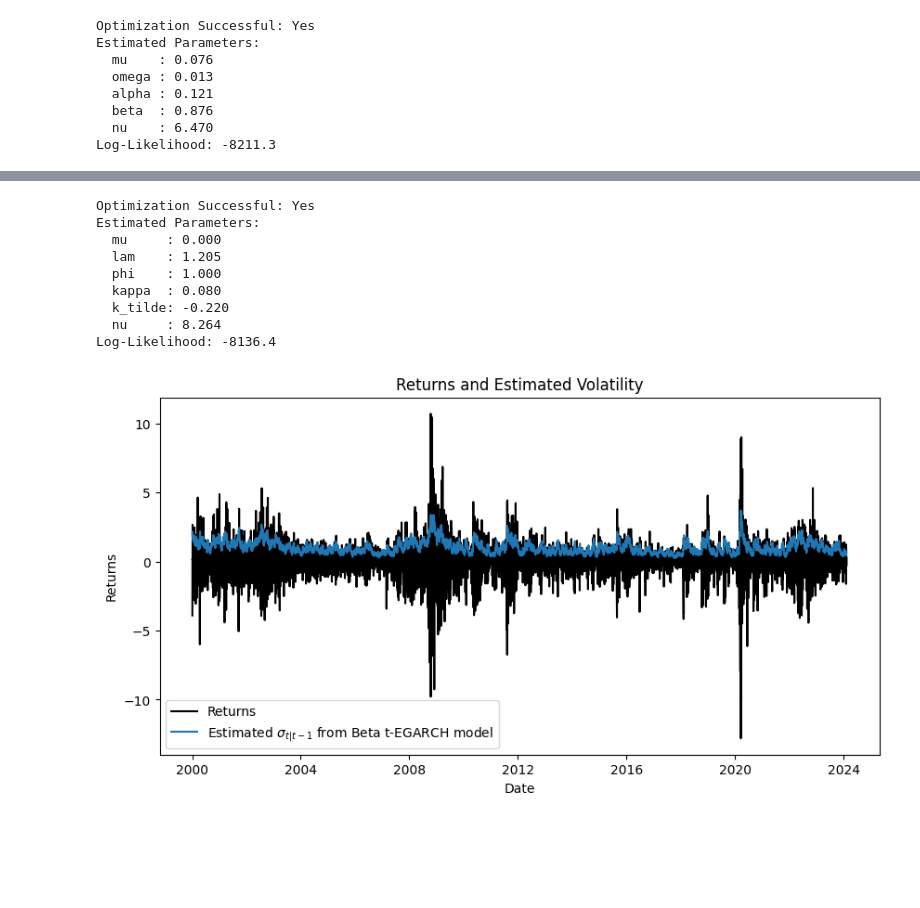
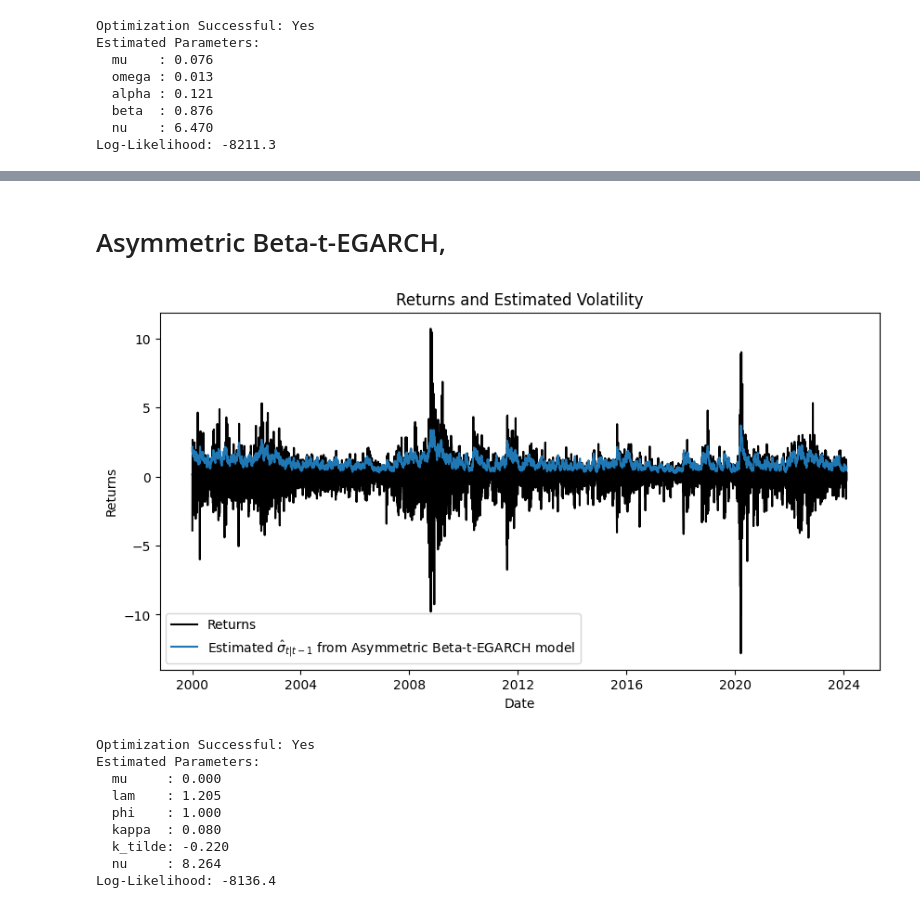
Before and after one commit to typesparky/Econometrics-Intro-Case-Seminar, a Jupyter notebook: Case2/Case 2 Code.ipynb, the cells around one changed output, grey strips where cells are left out. Cells and saved outputs as stored; diff of their text form; code cells hidden in the pictures; blank space fills up the shorter version.

```diff
--- a/Case2/Case 2 Code.ipynb
+++ b/Case2/Case 2 Code.ipynb
@@ -164,34 +211,37 @@ def negative_log_likelihood_asymetric_beta_t_egarch(parameters, returns):
+# %% [markdown]
+# Asymmetric Beta-t-EGARCH,
 # %%
-# Hypothetical initial parameter values and bounds
+# Define optimization problem
 initial_values = [np.mean(returns), 0, 0.95, 0.1, 0.1, 6]
 bounds = [(None, None), (None, None), (0, 1), (None, None), (None, None), (2, 40)]
 result = optimize.minimize(negative_log_likelihood_asymetric_beta_t_egarch, initial_values, args=(returns,), bounds=bounds, method='Nelder-Mead')
 
 # Extract optimized parameters
 mu_hat, lam_hat, phi_hat, kappa_hat, k_tilde_hat, nu_hat = result.x
 log_likelihood = -result.fun
+
+# Plot results
+plt.figure(figsize=(10, 5))
+plt.plot(dates, returns, 'k', label='Returns')
+plt.plot(dates, np.sqrt(asymmetric_beta_t_egarch(result.x, returns)), label='Estimated $\hat{\sigma}_{t|t-1}$ from Asymmetric Beta-t-EGARCH model')
+plt.legend()
+plt.xlabel('Date')
+plt.ylabel('Returns')
+plt.title('Returns and Estimated Volatility')
+plt.show()
 
 # Print results in a structured format
 print(f"Optimization Successful: {'Yes' if result.success else 'No'}")
 print("Estimated Parameters:")
 print(f"  mu     : {mu_hat:.3f}")
 print(f"  lam    : {lam_hat:.3f}")
 print(f"  phi    : {phi_hat:.3f}")
 print(f"  kappa  : {kappa_hat:.3f}")
 print(f"  k_tilde: {k_tilde_hat:.3f}")
 print(f"  nu     : {nu_hat:.3f}")
 print(f"Log-Likelihood: {log_likelihood:.1f}")
-
-# Plot results
-plt.figure(figsize=(10, 5))
-plt.plot(dates, returns, 'k', label='Returns')
-plt.plot(dates, np.sqrt(asymmetric_beta_t_egarch(result.x, returns)), label='Estimated $\sigma_{t|t-1}$ from Beta t-EGARCH model')
-plt.legend()
-plt.xlabel('Date')
-plt.ylabel('Returns')
-plt.title('Returns and Estimated Volatility')
-plt.show()
 # %% [output]
+[figure, new version]
 Optimization Successful: Yes
 Estimated Parameters:
   mu     : 0.000
@@ -201,4 +251,3 @@ Estimated Parameters:
   k_tilde: -0.220
   nu     : 8.264
 Log-Likelihood: -8136.4
-[figure, old version]
```
Also changed, not shown: parts of 9 cells of this notebook.
